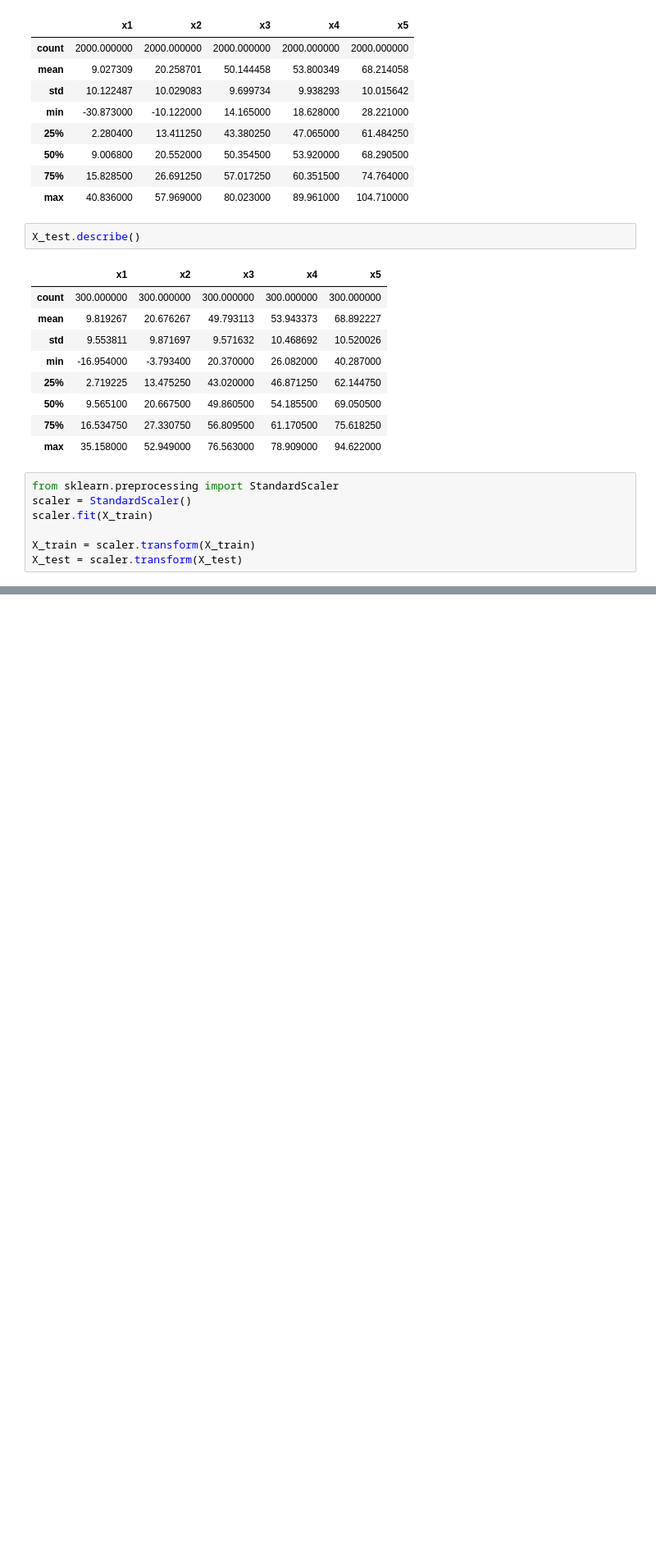
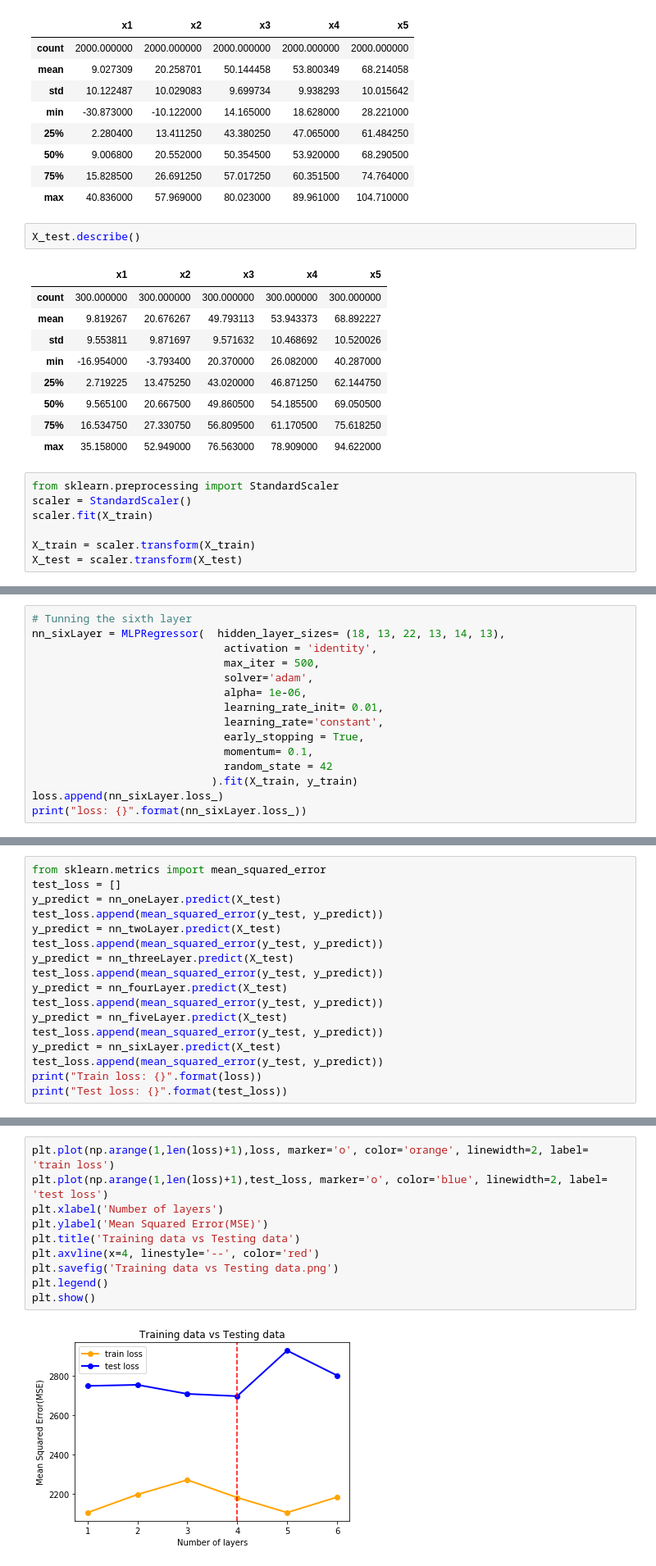
Before and after one commit to justin830827/IoT-Analytics, a Jupyter notebook: Nerual Nets/NeuralNet.ipynb, the cells around one changed output, grey strips where cells are left out. Shown at 82% size. Drawn from its saved outputs; the diff is of its cells as text; blank space fills up the shorter version.

```diff
--- a/Nerual Nets/NeuralNet.ipynb
+++ b/Nerual Nets/NeuralNet.ipynb
@@ -291,0 +528,15 @@ Best params: {'hidden_layer_sizes': (18, 13, 11, 12)}
+# %%
+# Tunning the sixth layer
+nn_sixLayer = MLPRegressor(  hidden_layer_sizes= (18, 13, 22, 13, 14, 13),
+                              activation = 'identity',
+                              max_iter = 500,
+                              solver='adam',
+                              alpha= 1e-06,
+                              learning_rate_init= 0.01,
+                              learning_rate='constant',
+                              early_stopping = True,
+                              momentum= 0.1,
+                              random_state = 42
+                            ).fit(X_train, y_train)
+loss.append(nn_sixLayer.loss_)
+print("loss: {}".format(nn_sixLayer.loss_))
@@ -291,0 +545,17 @@ Best params: {'hidden_layer_sizes': (18, 13, 11, 12)}
+# %%
+from sklearn.metrics import mean_squared_error
+test_loss = []
+y_predict = nn_oneLayer.predict(X_test)
+test_loss.append(mean_squared_error(y_test, y_predict))
+y_predict = nn_twoLayer.predict(X_test)
+test_loss.append(mean_squared_error(y_test, y_predict))
+y_predict = nn_threeLayer.predict(X_test)
+test_loss.append(mean_squared_error(y_test, y_predict))
+y_predict = nn_fourLayer.predict(X_test)
+test_loss.append(mean_squared_error(y_test, y_predict))
+y_predict = nn_fiveLayer.predict(X_test)
+test_loss.append(mean_squared_error(y_test, y_predict))
+y_predict = nn_sixLayer.predict(X_test)
+test_loss.append(mean_squared_error(y_test, y_predict))
+print("Train loss: {}".format(loss))
+print("Test loss: {}".format(test_loss))
@@ -291,0 +565,12 @@ Best params: {'hidden_layer_sizes': (18, 13, 11, 12)}
+# %%
+plt.plot(np.arange(1,len(loss)+1),loss, marker='o', color='orange', linewidth=2, label= 'train loss')
+plt.plot(np.arange(1,len(loss)+1),test_loss, marker='o', color='blue', linewidth=2, label= 'test loss')
+plt.xlabel('Number of layers')
+plt.ylabel('Mean Squared Error(MSE)')
+plt.title('Training data vs Testing data')
+plt.axvline(x=4, linestyle='--', color='red')
+plt.savefig('Training data vs Testing data.png')
+plt.legend()
+plt.show()
+# %% [output]
+[figure, added]
```
Also changed, not shown: parts of 25 cells of this notebook, 2 other files.
